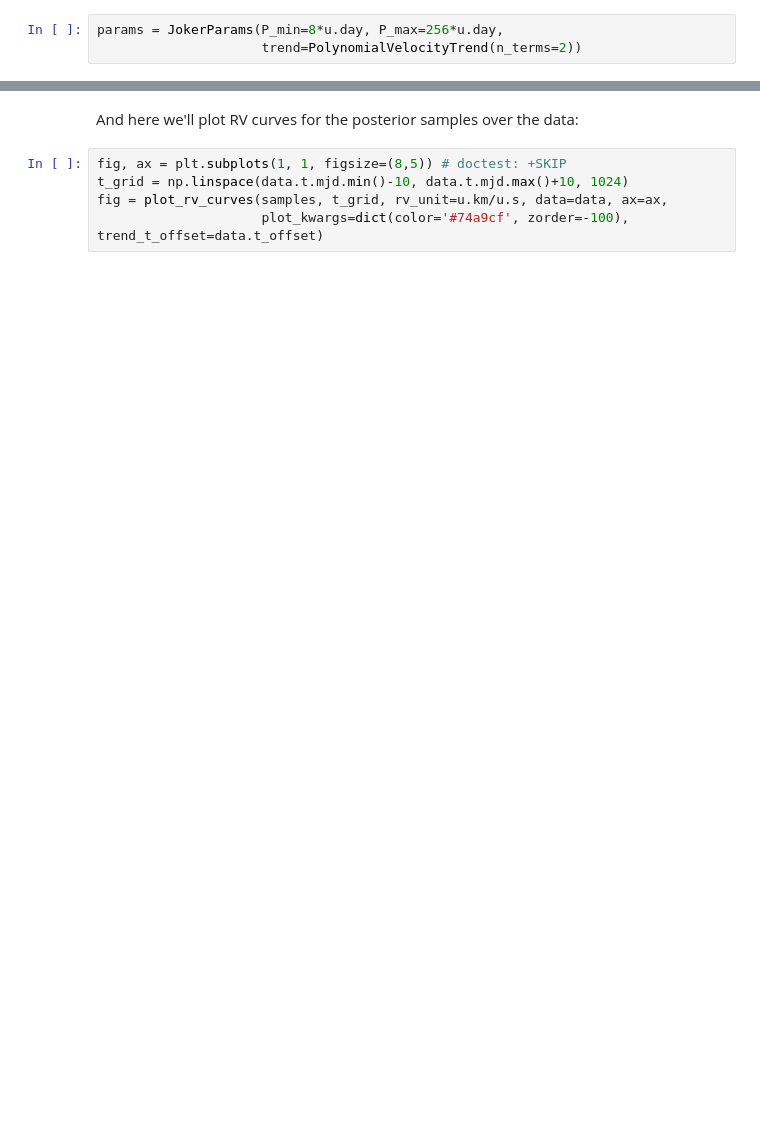
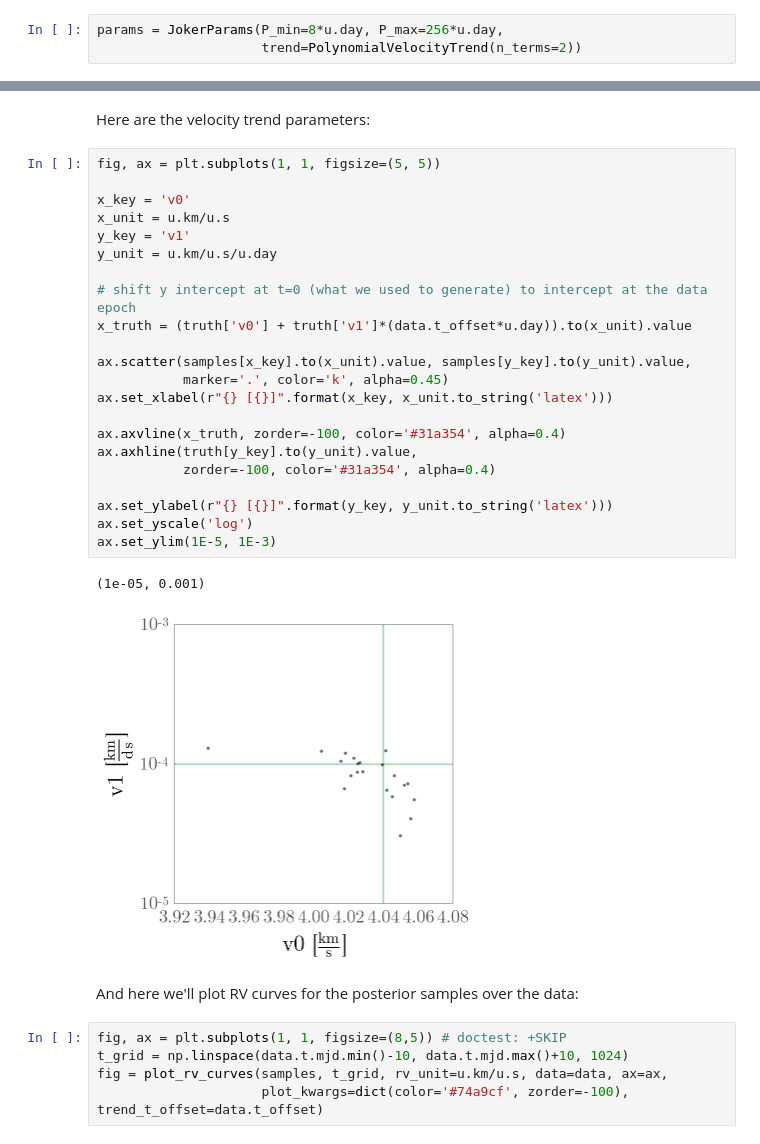
Before and after one commit to adrn/thejoker, a Jupyter notebook: docs/examples/velocity-trend.ipynb, the cells around one changed output, grey strips where cells are left out. Drawn from its saved outputs; the diff is of its cells as text; blank space fills up the shorter version.

Commit message:
words and plots

```diff
--- a/docs/examples/velocity-trend.ipynb
+++ b/docs/examples/velocity-trend.ipynb
@@ -99,3 +101,30 @@ axes[0].set_ylabel(r"{} [{}]".format(y_key, y_unit.to_string('latex')))
+# %% [markdown]
+Here are the velocity trend parameters:
+# %%
+fig, ax = plt.subplots(1, 1, figsize=(5, 5))
+
+x_key = 'v0'
+x_unit = u.km/u.s
+y_key = 'v1'
+y_unit = u.km/u.s/u.day
+
+# shift y intercept at t=0 (what we used to generate) to intercept at the data epoch
+x_truth = (truth['v0'] + truth['v1']*(data.t_offset*u.day)).to(x_unit).value
+
+ax.scatter(samples[x_key].to(x_unit).value, samples[y_key].to(y_unit).value,
+           marker='.', color='k', alpha=0.45)
+ax.set_xlabel(r"{} [{}]".format(x_key, x_unit.to_string('latex')))
+
+ax.axvline(x_truth, zorder=-100, color='#31a354', alpha=0.4)
+ax.axhline(truth[y_key].to(y_unit).value,
+           zorder=-100, color='#31a354', alpha=0.4)
+
+ax.set_ylabel(r"{} [{}]".format(y_key, y_unit.to_string('latex')))
+ax.set_yscale('log')
+ax.set_ylim(1E-5, 1E-3)
+# %% [output]
+(1e-05, 0.001)
+[figure, added]
 # %% [markdown]
 And here we'll plot RV curves for the posterior samples over the data:
 # %%
```
Also changed, not shown: parts of 11 cells of this notebook.
